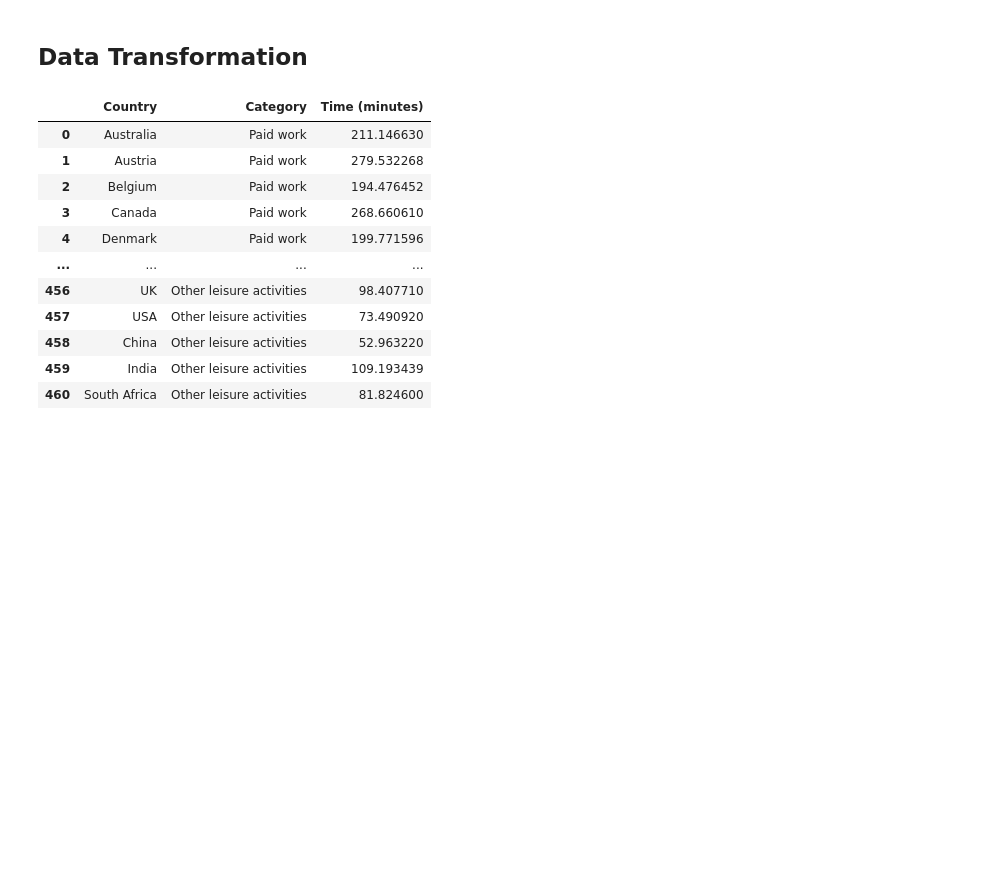
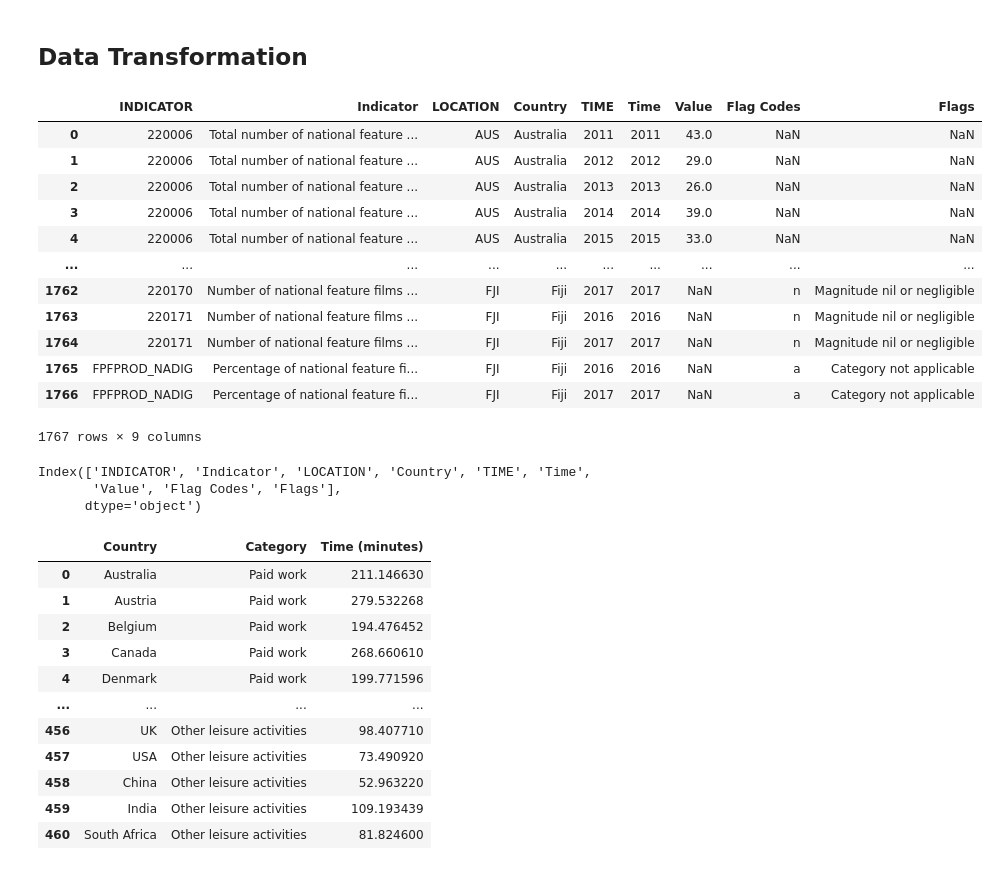
Before and after one commit to ta-data-mexpt/project-dataviz, a Jupyter notebook: Data Visualization Jupyter Notebook.ipynb, the cells around one changed output. Saved outputs shown, nothing was run; the diff lists cells and outputs as text; code cells hidden in the pictures; blank space fills up the shorter version.

```diff
--- a/Data Visualization Jupyter Notebook.ipynb
+++ b/Data Visualization Jupyter Notebook.ipynb
@@ -80,6 +86,29 @@ Index(['show_id', 'type', 'title', 'director', 'cast', 'country', 'date_added',
       dtype='object')
 # %% [markdown]
 ## Data Transformation
+# %%
+data = pd.read_csv('CUL_DS_12122020171930981.csv')
+data
+# %% [output]
+|  | INDICATOR | Indicator | LOCATION | Country | TIME | Time | Value | Flag Codes | Flags |
+| 0 | 220006 | Total number of national feature ... | AUS | Australia | 2011 | 2011 | 43.0 | NaN | NaN |
+| 1 | 220006 | Total number of national feature ... | AUS | Australia | 2012 | 2012 | 29.0 | NaN | NaN |
+| 2 | 220006 | Total number of national feature ... | AUS | Australia | 2013 | 2013 | 26.0 | NaN | NaN |
+| 3 | 220006 | Total number of national feature ... | AUS | Australia | 2014 | 2014 | 39.0 | NaN | NaN |
+| 4 | 220006 | Total number of national feature ... | AUS | Australia | 2015 | 2015 | 33.0 | NaN | NaN |
+| ... | ... | ... | ... | ... | ... | ... | ... | ... | ... |
+| 1762 | 220170 | Number of national feature films ... | FJI | Fiji | 2017 | 2017 | NaN | n | Magnitude nil or negligible |
+| 1763 | 220171 | Number of national feature films ... | FJI | Fiji | 2016 | 2016 | NaN | n | Magnitude nil or negligible |
+| 1764 | 220171 | Number of national feature films ... | FJI | Fiji | 2017 | 2017 | NaN | n | Magnitude nil or negligible |
+| 1765 | FPFPROD_NADIG | Percentage of national feature fi... | FJI | Fiji | 2016 | 2016 | NaN | a | Category not applicable |
+| 1766 | FPFPROD_NADIG | Percentage of national feature fi... | FJI | Fiji | 2017 | 2017 | NaN | a | Category not applicable |
+1767 rows × 9 columns
+# %%
+data.columns
+# %% [output]
+Index(['INDICATOR', 'Indicator', 'LOCATION', 'Country', 'TIME', 'Time',
+       'Value', 'Flag Codes', 'Flags'],
+      dtype='object')
 # %%
 time_use = pd.read_excel('Time-Use-in-OECD-Countries-OECD.xlsx')
 # %%
```
Also changed, not shown: parts of 9 cells of this notebook, 1 other file.
